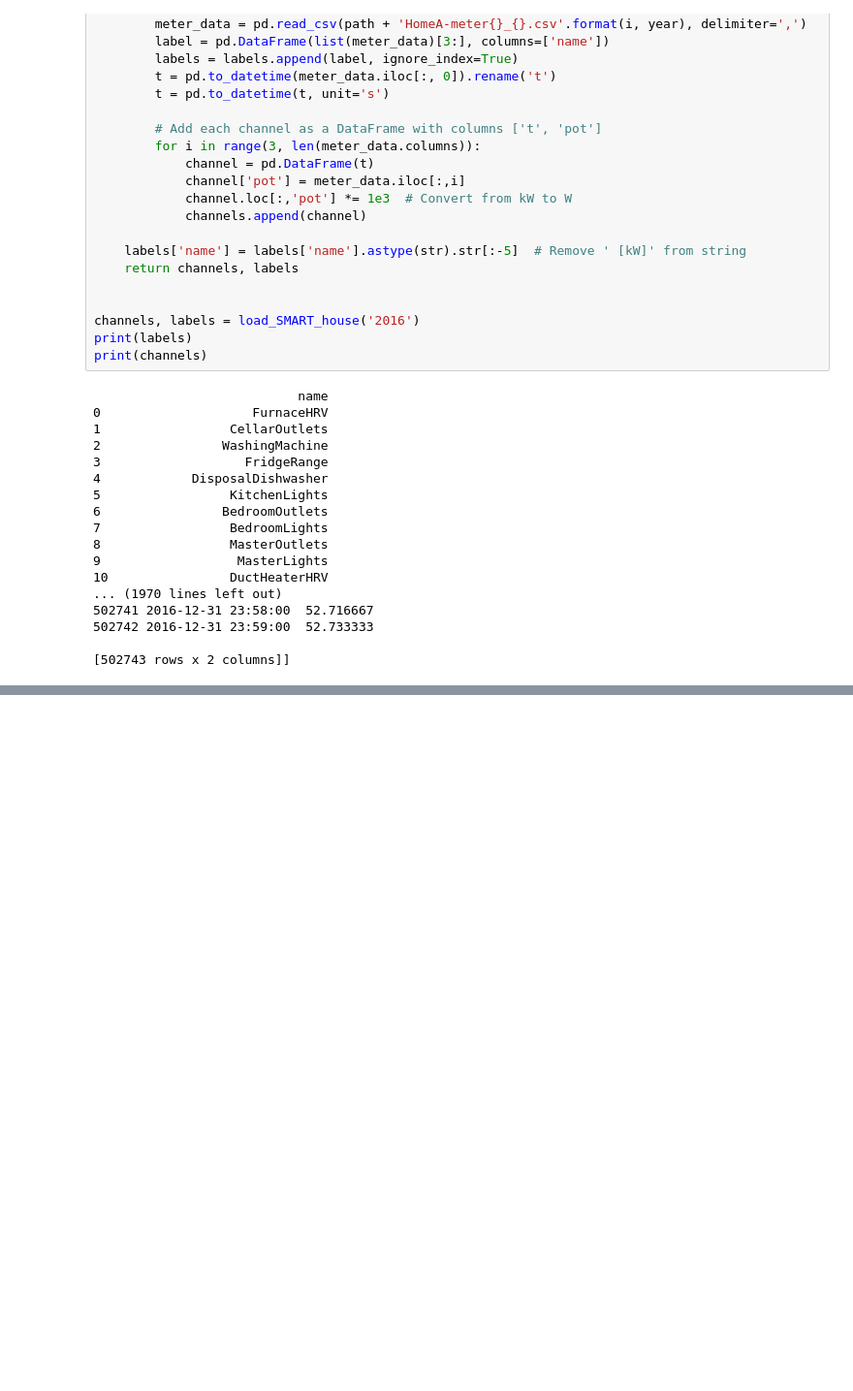
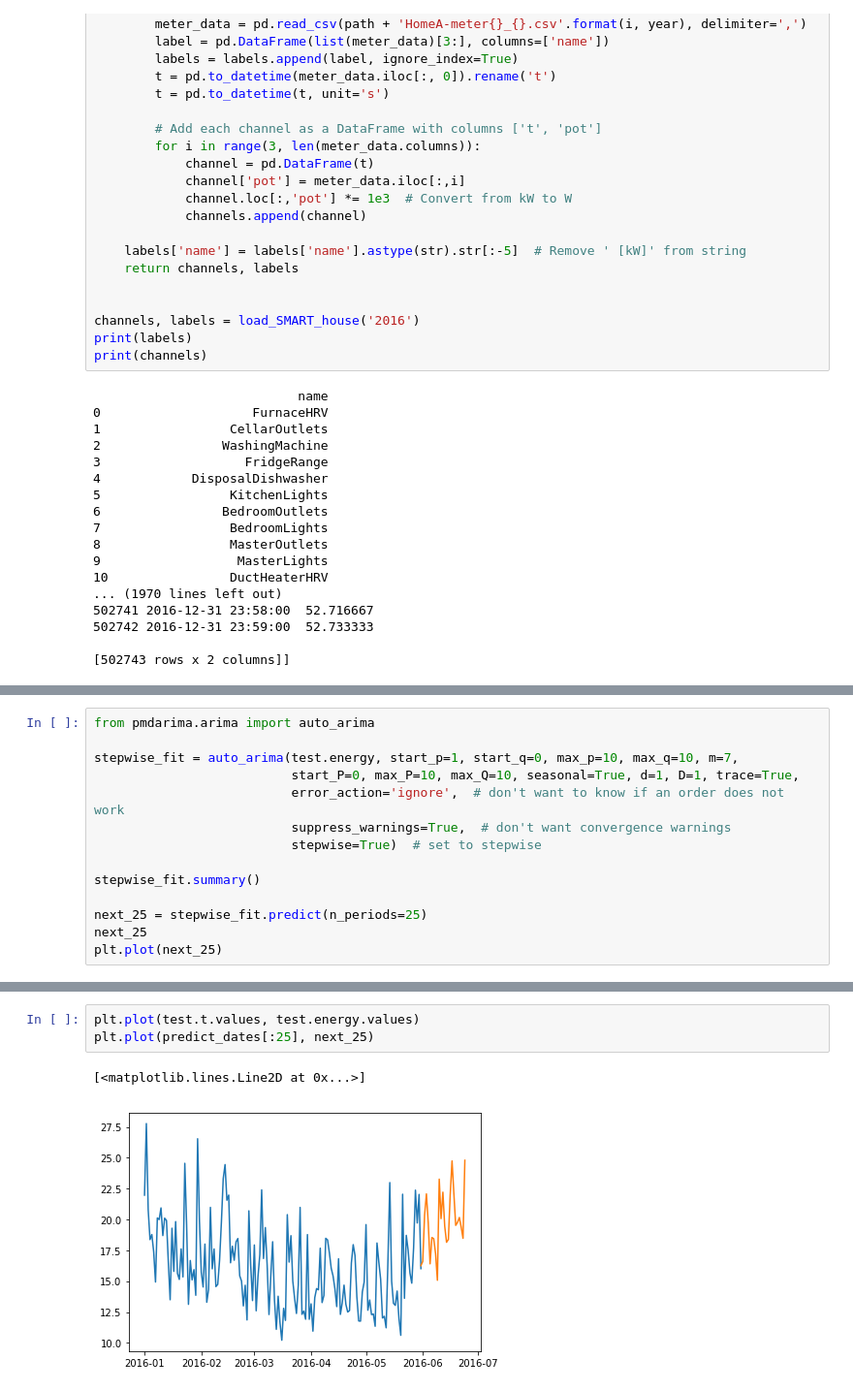
Before and after one commit to tiagoyukio12/TCC-2019, a Jupyter notebook: predicao/predicao.ipynb, the cells around one changed output, grey strips where cells are left out. Shown at 97% size. Saved outputs shown, nothing was run; the diff lists cells and outputs as text; blank space fills up the shorter version.

Commit message:
Use seasonal ARIMA

```diff
--- a/predicao/predicao.ipynb
+++ b/predicao/predicao.ipynb
@@ -380,3 +380,17 @@ predict_dates = []
 for i in range(days_predicted + 1):
     predict_dates.append(date)
     date += datetime.timedelta(days=1)
+# %%
+from pmdarima.arima import auto_arima
+
+stepwise_fit = auto_arima(test.energy, start_p=1, start_q=0, max_p=10, max_q=10, m=7,
+                          start_P=0, max_P=10, max_Q=10, seasonal=True, d=1, D=1, trace=True,
+                          error_action='ignore',  # don't want to know if an order does not work
+                          suppress_warnings=True,  # don't want convergence warnings
+                          stepwise=True)  # set to stepwise
+
+stepwise_fit.summary()
+
+next_25 = stepwise_fit.predict(n_periods=25)
+next_25
+plt.plot(next_25)
@@ -383,3 +420,9 @@ for i in range(days_predicted + 1):
+# %%
+plt.plot(test.t.values, test.energy.values)
+plt.plot(predict_dates[:25], next_25)
+# %% [output]
+[<matplotlib.lines.Line2D at 0x...>]
+[figure, added]
 # %%
 def qry_ARIMA(days_predicted, pdq):
     """Runs a query for the forecast consumption using an ARIMA model.
```
Also changed, not shown: parts of 7 cells of this notebook.
